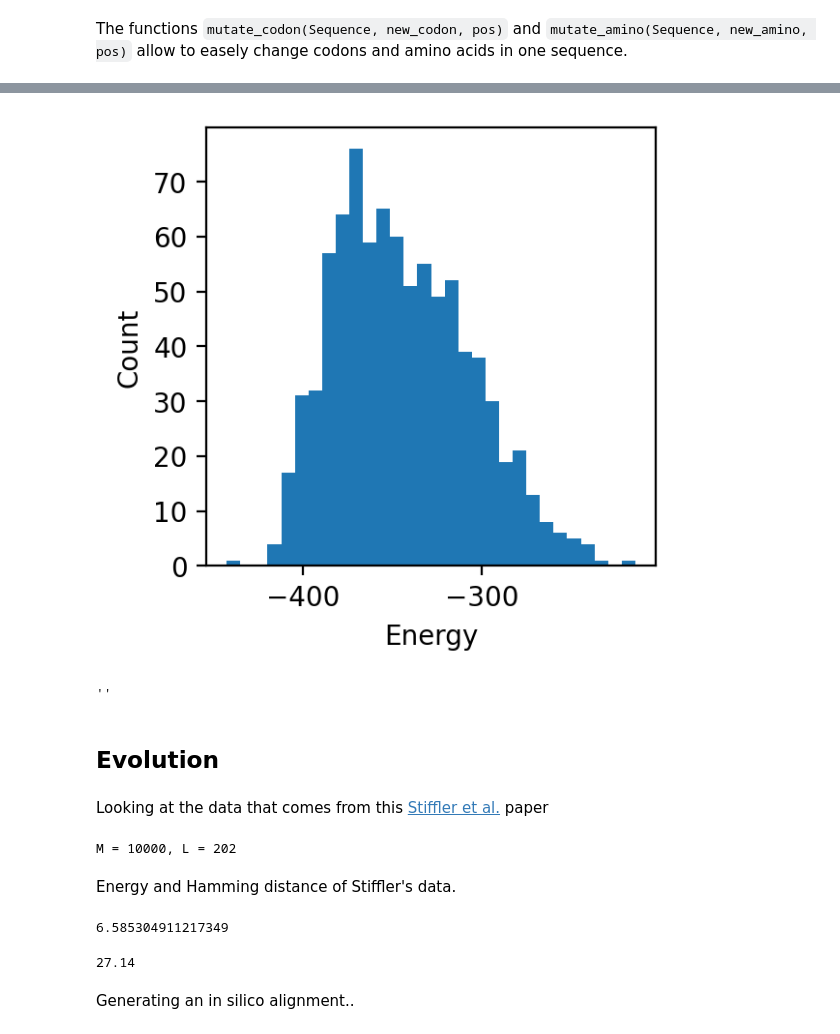
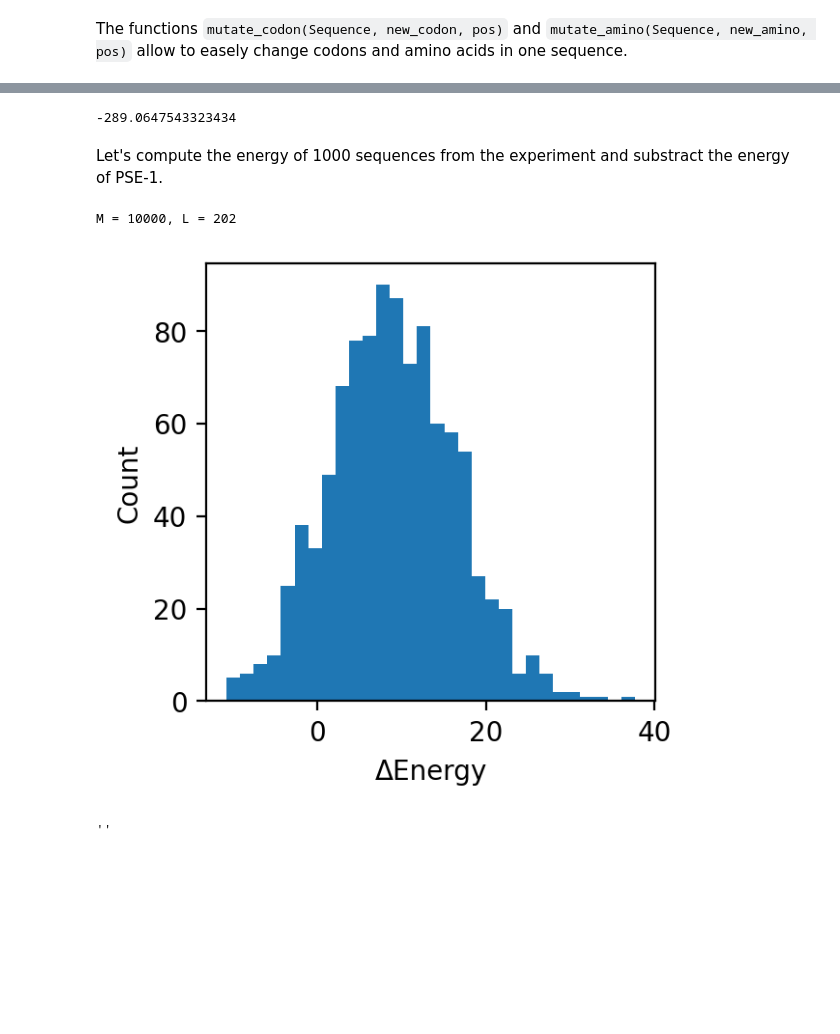
Before and after one commit to matteobisardi/ALGOSB_2021_tutorial, a Jupyter notebook: src/plmDCA_and_evolution.ipynb, the cells around one changed output, grey strips where cells are left out. Drawn from its saved outputs; the diff is of its cells as text; code cells hidden in the pictures; blank space fills up the shorter version.

```diff
--- a/src/plmDCA_and_evolution.ipynb
+++ b/src/plmDCA_and_evolution.ipynb
@@ -838,23 +855,38 @@ def energy(h, J, seq):
         for j in range(i):
             en -= 0.5*(J[j*q+seq[j],i*q+seq[i]] + J[i*q+seq[i],j*q+seq[j]])
     return en
+# %%
+# compute energy of PSE-1
+E_PSE1 = energy(h, J, PSE1.Amino)
+print(E_PSE1)
+# %% [output]
+-289.0647543323434
+# %% [markdown]
+Let's compute the energy of 1000 sequences from the experiment and substract the energy of PSE-1.
+# %%
+# import data from GitHub
+!wget -qnc https://raw.githubusercontent.com/matteobisardi/ALGOSB_2021_tutorial/main/data/PSE-1_Round20_Stiffler_10000.fasta
+
+# import experimental MSA
+MSA_exp = fasta2matrix('PSE-1_Round20_Stiffler_10000.fasta')
+# %% [output]
+M = 10000, L = 202
 # %%
-# compute energy of natural sequences
-E_nat = [energy(h, J, align[i, :]) for i in range(M)]
+# subsample the sequences
+M_tmp = 1000
+
+# compute energy of experimental sequences
+E_exp = [energy(h, J, MSA_exp[i, :]) for i in range(M_tmp)]
 # %%
 # plot distribution of energies
 xsize = 3
 ysize = 3
 fig = plt.figure(figsize = (xsize, ysize), dpi = 200)
-plt.hist(E_nat, bins = 30)
-plt.xlabel("Energy")
+plt.hist(E_exp - E_PSE1, bins = 30)
+plt.xlabel("ΔEnergy")
 plt.ylabel("Count")
 plt.show()
 ;
 # %% [output]
-[figure, old version]
+[figure, new version]
 ''
-# %% [markdown]
-## Evolution
-# %% [markdown]
-Looking at the data that comes from this [Stiffler et al.](https://www.sciencedirect.com/science/article/pii/S2405471219304284") paper
@@ -865,18 +892,0 @@ wget -qnc https://raw.githubusercontent.com/matteobisardi/ALGOSB_2021_tutorial/m
-# %%
-MSA_exp = fasta2matrix("PSE-1_Round20_Stiffler_10000.fasta")
-# %% [output]
-M = 10000, L = 202
-# %% [markdown]
-Energy and Hamming distance of Stiffler's data.
-# %%
-Mm = 100
-rr = choice(range(10000), Mm)
-H_exp = [dH(MSA_exp[i, :], PSE1.Amino) for i in rr]
-energy_exp = [energy(h, J, MSA_exp[i, :]) for i in rr]
-print(np.mean(energy_exp)  - E_PSE1)
-np.mean(H_exp)
-# %% [output]
-6.585304911217349
-27.14
-# %% [markdown]
-Generating an in silico alignment..
```
Also changed, not shown: parts of 47 cells of this notebook.
